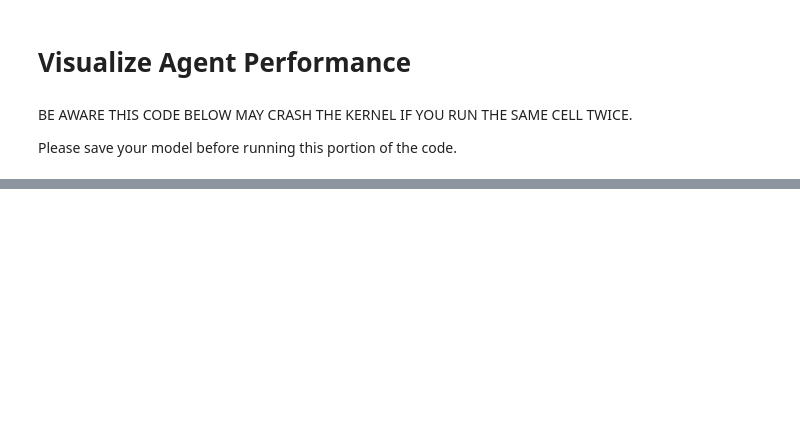
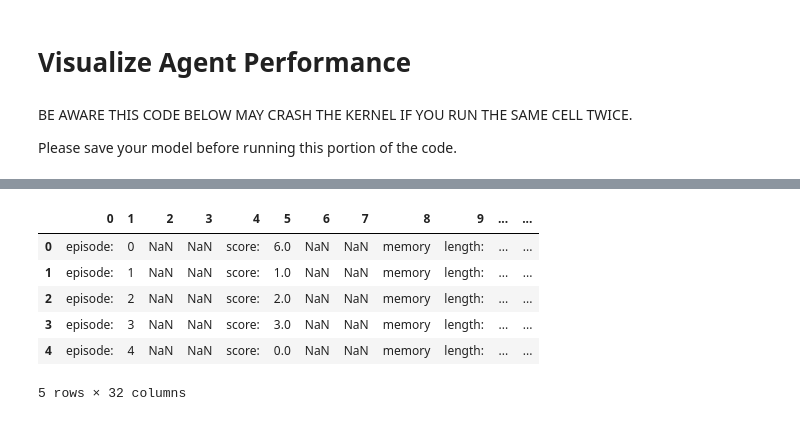
Before and after one commit to payalahuja98/Breakout_DQN, a Jupyter notebook: assignment5_materials/MP5.ipynb, the cells around one changed output, grey strips where cells are left out. Saved outputs shown, nothing was run; the diff lists cells and outputs as text; code cells hidden in the pictures; blank space fills up the shorter version.

```diff
--- a/assignment5_materials/MP5.ipynb
+++ b/assignment5_materials/MP5.ipynb
@@ -336,0 +352,11 @@ RuntimeError: ignored
+# %%
+tab = pd.read_csv('logs/run_dqn.log', sep = ' ', header = None)
+tab.head()
+# %% [output]
+|  | 0 | 1 | 2 | 3 | 4 | 5 | 6 | 7 | 8 | 9 | ... | ... |
+| 0 | episode: | 0 | NaN | NaN | score: | 6.0 | NaN | NaN | memory | length: | ... | ... |
+| 1 | episode: | 1 | NaN | NaN | score: | 1.0 | NaN | NaN | memory | length: | ... | ... |
+| 2 | episode: | 2 | NaN | NaN | score: | 2.0 | NaN | NaN | memory | length: | ... | ... |
+| 3 | episode: | 3 | NaN | NaN | score: | 3.0 | NaN | NaN | memory | length: | ... | ... |
+| 4 | episode: | 4 | NaN | NaN | score: | 0.0 | NaN | NaN | memory | length: | ... | ... |
+5 rows × 32 columns
```
Also changed, not shown: parts of 19 cells of this notebook, 23 other files.
